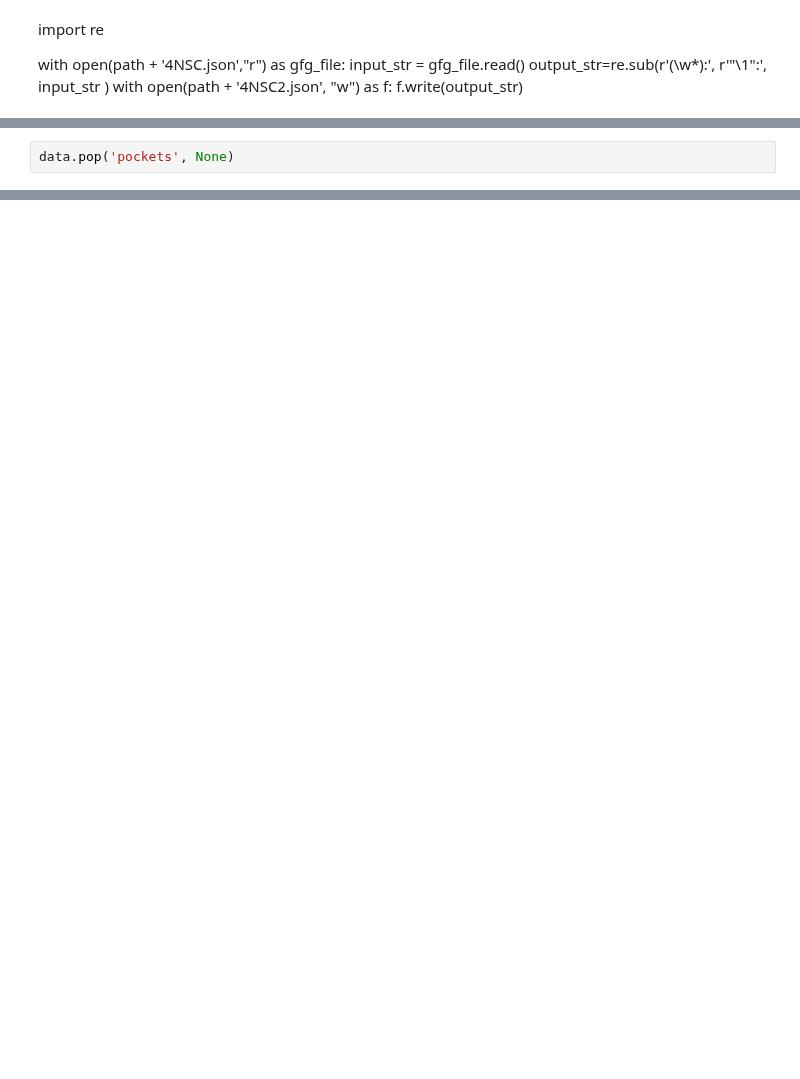
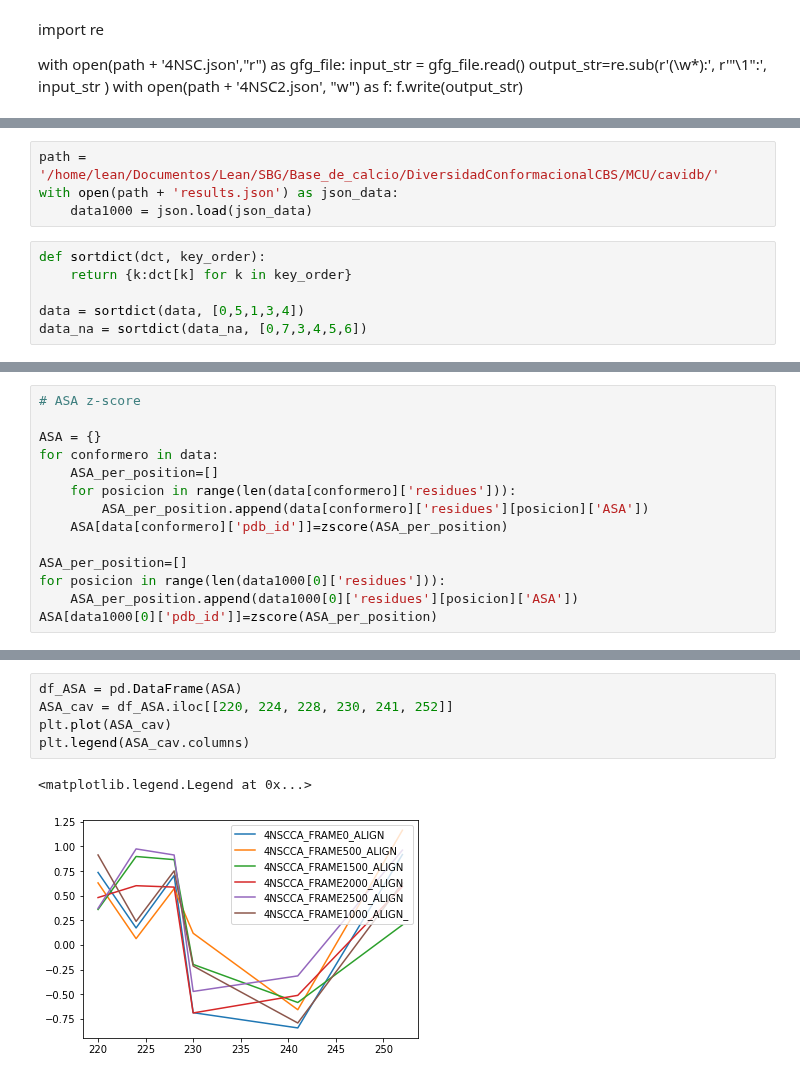
Before and after one commit to leandrosommese/MCU, a Jupyter notebook: parse_cavidb_json.ipynb, the cells around one changed output, grey strips where cells are left out. Cells and saved outputs as stored; diff of their text form; blank space fills up the shorter version.

Commit message:
parse cavidb

```diff
--- a/parse_cavidb_json.ipynb
+++ b/parse_cavidb_json.ipynb
@@ -29,2 +21,0 @@ dict_keys(['_id', 'pdb_id', 'chain_id', 'model_id', 'uniprot_id', 'seqres_id', '
-# %%
-data.pop('pockets', None)
@@ -72,0 +22,10 @@ ValueError: All arrays must be of the same length
+# %%
+path = '/home/lean/Documentos/Lean/SBG/Base_de_calcio/DiversidadConformacionalCBS/MCU/cavidb/'
+with open(path + 'results.json') as json_data:
+    data1000 = json.load(json_data)
+# %%
+def sortdict(dct, key_order):
+    return {k:dct[k] for k in key_order}
+
+data = sortdict(data, [0,5,1,3,4])
+data_na = sortdict(data_na, [0,7,3,4,5,6])
@@ -72,0 +34,14 @@ ValueError: All arrays must be of the same length
+# %%
+# ASA z-score
+
+ASA = {}
+for conformero in data:
+    ASA_per_position=[]
+    for posicion in range(len(data[conformero]['residues'])):
+        ASA_per_position.append(data[conformero]['residues'][posicion]['ASA'])
+    ASA[data[conformero]['pdb_id']]=zscore(ASA_per_position)
+
+ASA_per_position=[]
+for posicion in range(len(data1000[0]['residues'])):
+    ASA_per_position.append(data1000[0]['residues'][posicion]['ASA'])
+ASA[data1000[0]['pdb_id']]=zscore(ASA_per_position)
@@ -72,0 +57,8 @@ ValueError: All arrays must be of the same length
+# %%
+df_ASA = pd.DataFrame(ASA)
+ASA_cav = df_ASA.iloc[[220, 224, 228, 230, 241, 252]]
+plt.plot(ASA_cav)
+plt.legend(ASA_cav.columns)
+# %% [output]
+<matplotlib.legend.Legend at 0x...>
+[figure, added]
```
Also changed, not shown: parts of 38 cells of this notebook, 6 other files.
